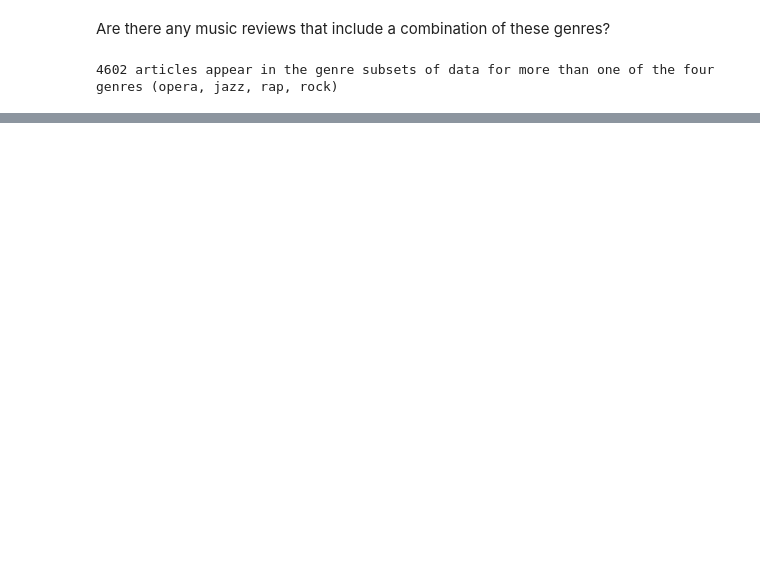
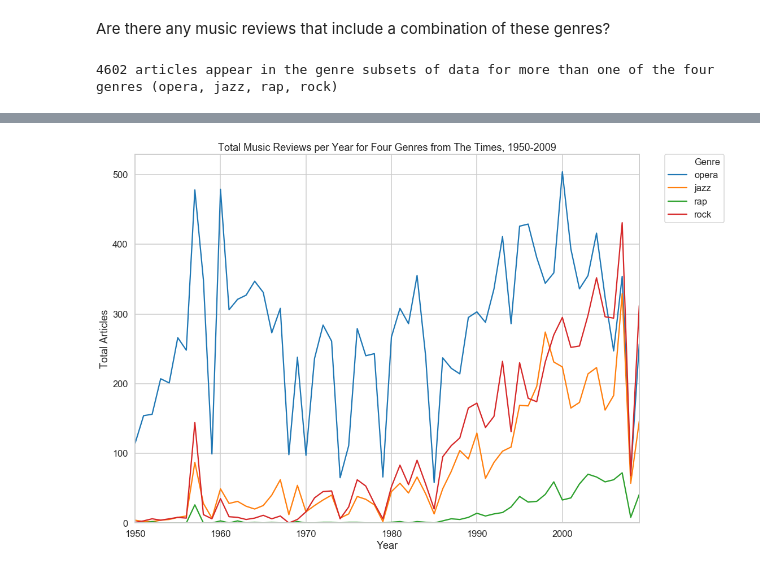
Before and after one commit to DCS-training/SentimentAnalysistimes, a Jupyter notebook: TimesMusicReviews2_CorpusViz.ipynb, the cells around one changed output, grey strips where cells are left out. Drawn from its saved outputs; the diff is of its cells as text; code cells hidden in the pictures; blank space fills up the shorter version.

```diff
--- a/TimesMusicReviews2_CorpusViz.ipynb
+++ b/TimesMusicReviews2_CorpusViz.ipynb
@@ -292,0 +356,20 @@ print(len(multiple_genres), "articles appear in the genre subsets of data for mo
+# %%
+# df_genres_grouped = df_genres.groupby("year")
+# df_genres_grouped.head()
+
+def getArticlesPerGenrePerYear(df, genre):
+    genre_only = df[df.genre == genre]
+    genre_year_counts = []
+    years = df.year.unique()
+    for y in years:
+        genre_year_counts += [(genre_only[genre_only.year == y]).shape[0]]
+    return genre_year_counts
+
+opera_yearly = getArticlesPerGenrePerYear(df_genres, "opera")
+jazz_yearly = getArticlesPerGenrePerYear(df_genres, "jazz")
+rap_yearly = getArticlesPerGenrePerYear(df_genres, "rap")
+rock_yearly = getArticlesPerGenrePerYear(df_genres, "rock")
+# %%
+years = df_genres.year.unique()
+df_genre_yearly = pd.DataFrame({"year":years, "opera":opera_yearly, "jazz":jazz_yearly, "rap":rap_yearly, "rock":rock_yearly})
+df_genre_yearly.head()
@@ -292,0 +383,4 @@ print(len(multiple_genres), "articles appear in the genre subsets of data for mo
+# %%
+df_genre_yearly_melted = df_genre_yearly.melt(id_vars=["year"], value_vars=["opera", "jazz", "rap", "rock"])
+df_genre_yearly_melted.rename(columns={"year":"Year", "variable":"Genre", "value":"Total Articles"}, inplace=True)
+df_genre_yearly_melted.head()
@@ -292,0 +394,10 @@ print(len(multiple_genres), "articles appear in the genre subsets of data for mo
+# %%
+genre_year_viz = plt.figure(figsize=(16,12))
+genre_year_viz = sns.lineplot(data=df_genre_yearly_melted, x="Year", y="Total Articles", hue="Genre")
+genre_year_viz.set(title="Total Music Reviews per Year for Four Genres from The Times, 1950-2009", ylim=(0), xlim=(1950,2009))
+# Put the legend out of the figure
+plt.legend(bbox_to_anchor=(1.05, 1), loc=2, borderaxespad=0.)
+plt.show()
+genre_year_viz.figure.savefig("reviews_per_year_per_genre.png")
+# %% [output]
+[figure, added]
```
Also changed, not shown: parts of 10 cells of this notebook, 4 other files.
